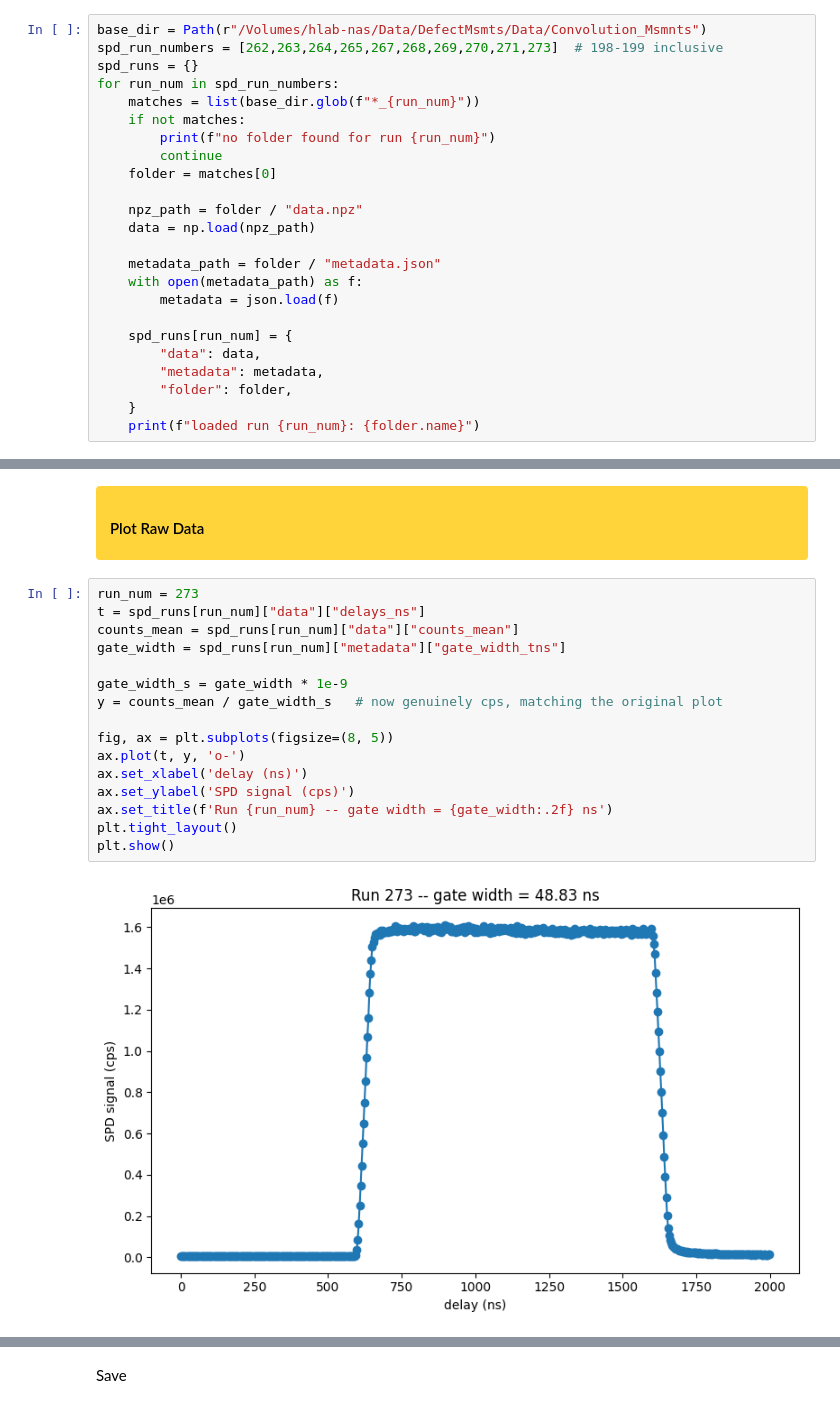
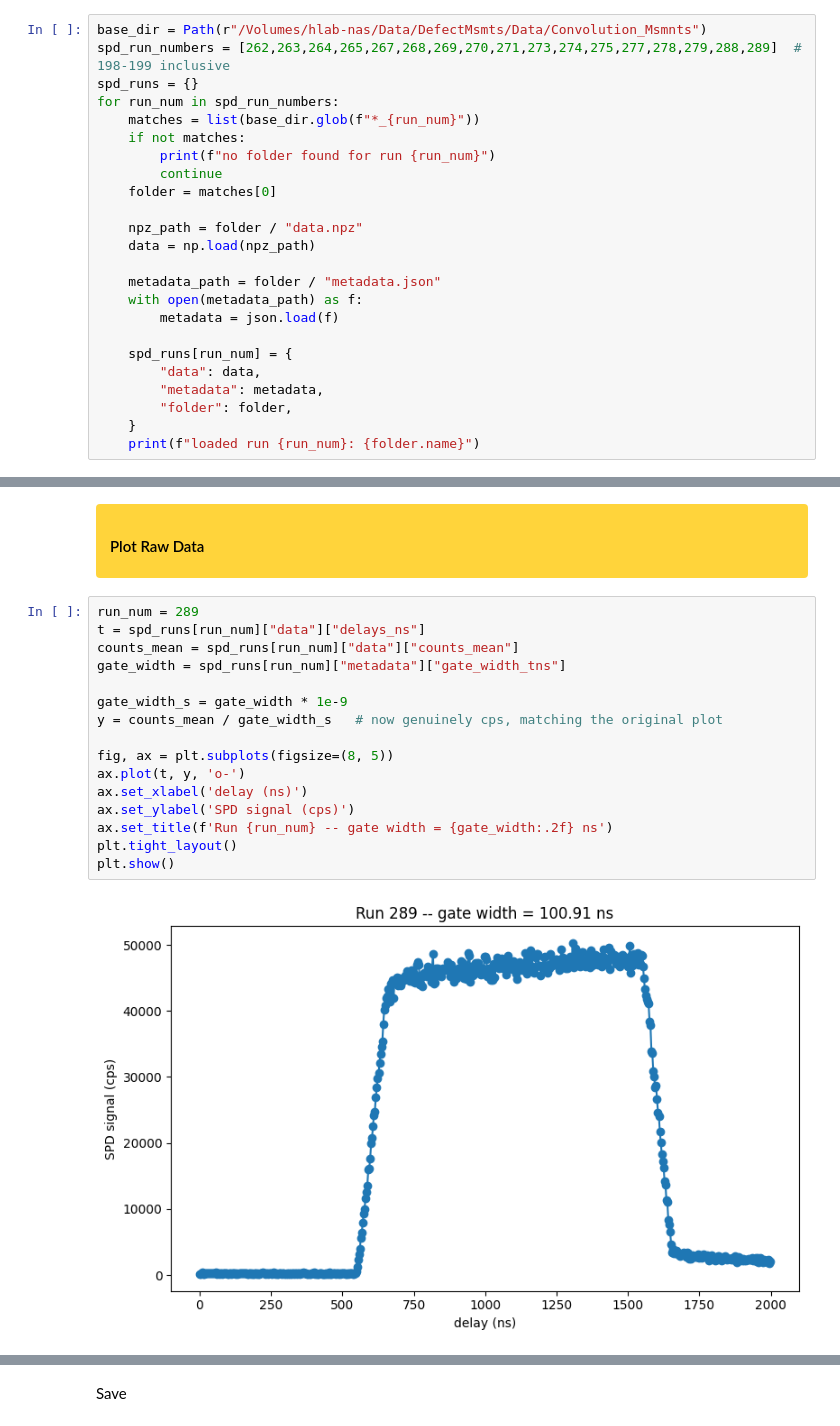
Before and after one commit to jeree-m/qick-dawg, a Jupyter notebook: jupyter_notebooks/Analysis_Macbook_Pro.ipynb, the cells around one changed output, grey strips where cells are left out. Saved outputs shown, nothing was run; the diff lists cells and outputs as text.

```diff
--- a/jupyter_notebooks/Analysis_Macbook_Pro.ipynb
+++ b/jupyter_notebooks/Analysis_Macbook_Pro.ipynb
@@ -29,7 +228,7 @@ from collections import defaultdict
 </div>
 # %%
 base_dir = Path(r"/Volumes/hlab-nas/Data/DefectMsmts/Data/Convolution_Msmnts")
-spd_run_numbers = [262,263,264,265,267,268,269,270,271,273]  # 198-199 inclusive
+spd_run_numbers = [262,263,264,265,267,268,269,270,271,273,274,275,277,278,279,288,289]  # 198-199 inclusive
 spd_runs = {}
 for run_num in spd_run_numbers:
     matches = list(base_dir.glob(f"*_{run_num}"))
@@ -71,20 +277,20 @@ loaded run 273: 20260723133544_273
 <h4 style="color:black; margin:0;">Plot Raw Data</h4>
 </div>
 # %%
-run_num = 273
+run_num = 289
 t = spd_runs[run_num]["data"]["delays_ns"]
 counts_mean = spd_runs[run_num]["data"]["counts_mean"]
 gate_width = spd_runs[run_num]["metadata"]["gate_width_tns"]
 
 gate_width_s = gate_width * 1e-9
 y = counts_mean / gate_width_s   # now genuinely cps, matching the original plot
 
 fig, ax = plt.subplots(figsize=(8, 5))
 ax.plot(t, y, 'o-')
 ax.set_xlabel('delay (ns)')
 ax.set_ylabel('SPD signal (cps)')
 ax.set_title(f'Run {run_num} -- gate width = {gate_width:.2f} ns')
 plt.tight_layout()
 plt.show()
 # %% [output]
-[figure, old version]
+[figure, new version]
```
Also changed, not shown: parts of 49 cells of this notebook.
